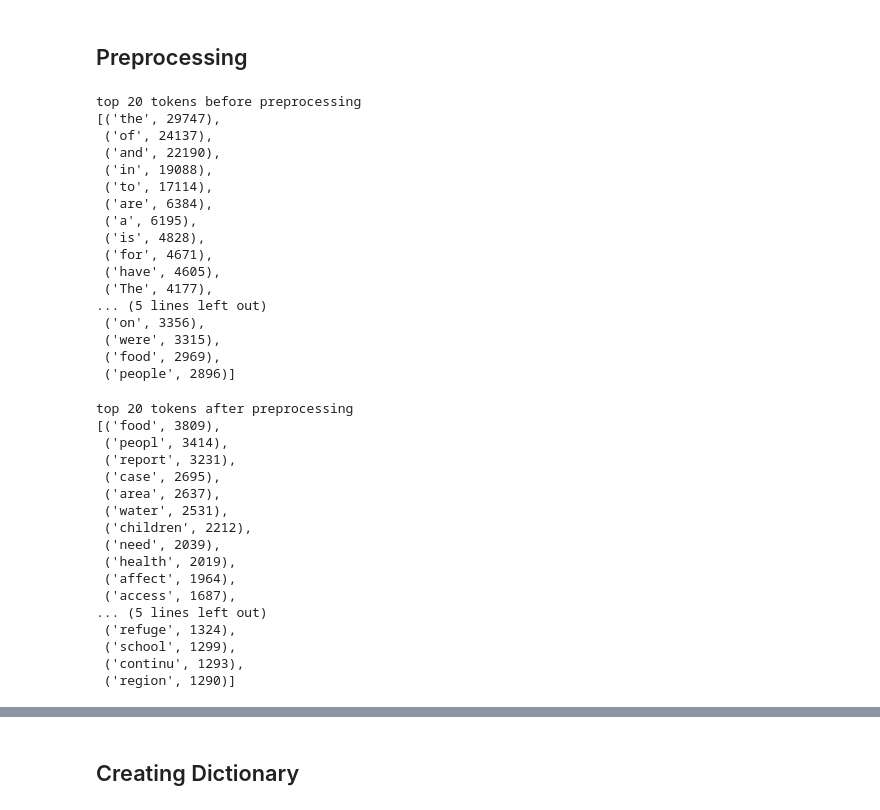
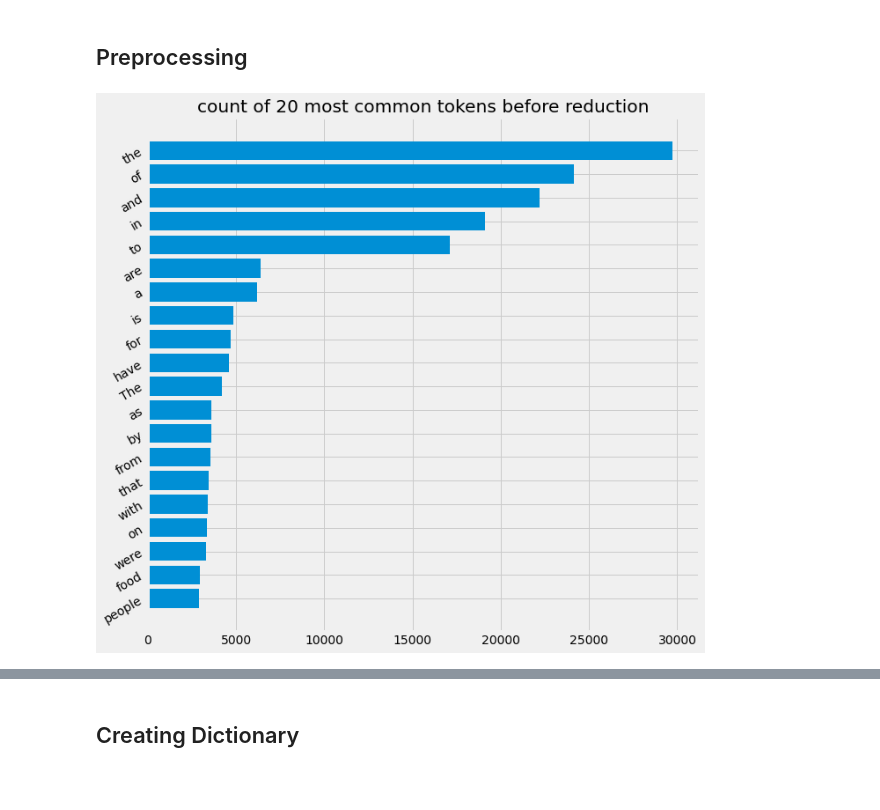
Before and after one commit to floxo115/nlp_assignment1, a Jupyter notebook: Assignment1.ipynb, the cells around one changed output, grey strips where cells are left out. Drawn from its saved outputs; the diff is of its cells as text; code cells hidden in the pictures; blank space fills up the shorter version.

```diff
--- a/Assignment1.ipynb
+++ b/Assignment1.ipynb
@@ -113,25 +118,14 @@ REDUCE_WORDS = False
 # %%
 train_df, test_df, val_df = import_datasets(DATASET_SIZE)
-print("top 20 tokens before preprocessing")
-pprint(get_n_most_common_tokens(train_df, 20))
-# %% [output]
-top 20 tokens before preprocessing
-[('the', 29747),
- ('of', 24137),
- ('and', 22190),
- ('in', 19088),
- ('to', 17114),
- ('are', 6384),
- ('a', 6195),
- ('is', 4828),
- ('for', 4671),
- ('have', 4605),
- ('The', 4177),
-... (5 lines left out)
- ('on', 3356),
- ('were', 3315),
- ('food', 2969),
- ('people', 2896)]
+# %%
+most_comm_tok = get_n_most_common_tokens(train_df, 20)
+fig, ax = plt.subplots(1,1)
+ax.barh([item[0] for item in reversed(most_comm_tok)], [item[1] for item in reversed(most_comm_tok)])
+ax.set_title("count of 20 most common tokens before reduction")
+ax.set_yticklabels([item[0] for item in reversed(most_comm_tok)], rotation=30, ha="right")
+plt.show()
+# %% [output]
+[figure, added]
 # %%
 if PREPROC:
     preprocess_txt(train_df)
@@ -152,24 +146,3 @@ else:
             test_df = dill.loads(f.read())
     with open("val_df_preprocessed.pkl", "rb") as f:
             val_df = dill.loads(f.read())
-# %%
-print("top 20 tokens after preprocessing")
-pprint(get_n_most_common_tokens(train_df, 20))
-# %% [output]
-top 20 tokens after preprocessing
-[('food', 3809),
- ('peopl', 3414),
- ('report', 3231),
- ('case', 2695),
- ('area', 2637),
- ('water', 2531),
- ('children', 2212),
- ('need', 2039),
- ('health', 2019),
- ('affect', 1964),
- ('access', 1687),
-... (5 lines left out)
- ('refuge', 1324),
- ('school', 1299),
- ('continu', 1293),
- ('region', 1290)]
```
Also changed, not shown: parts of 7 cells of this notebook.
